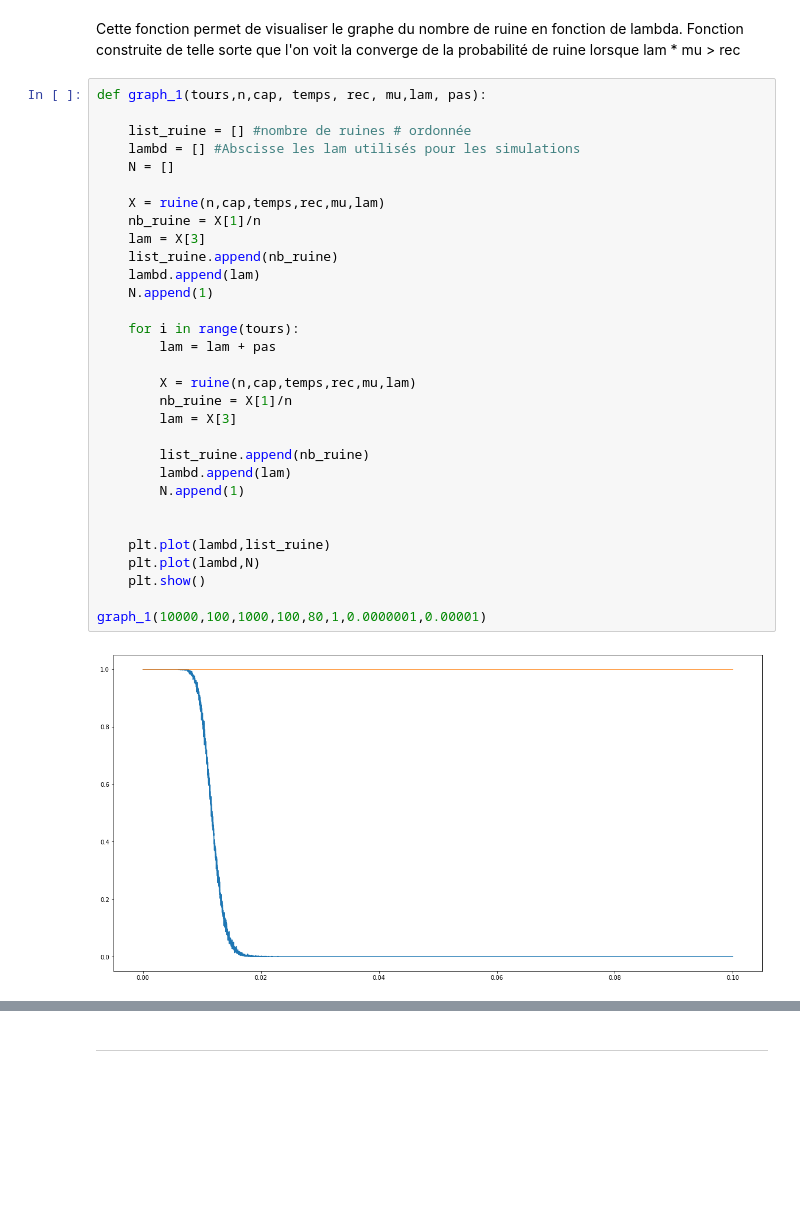
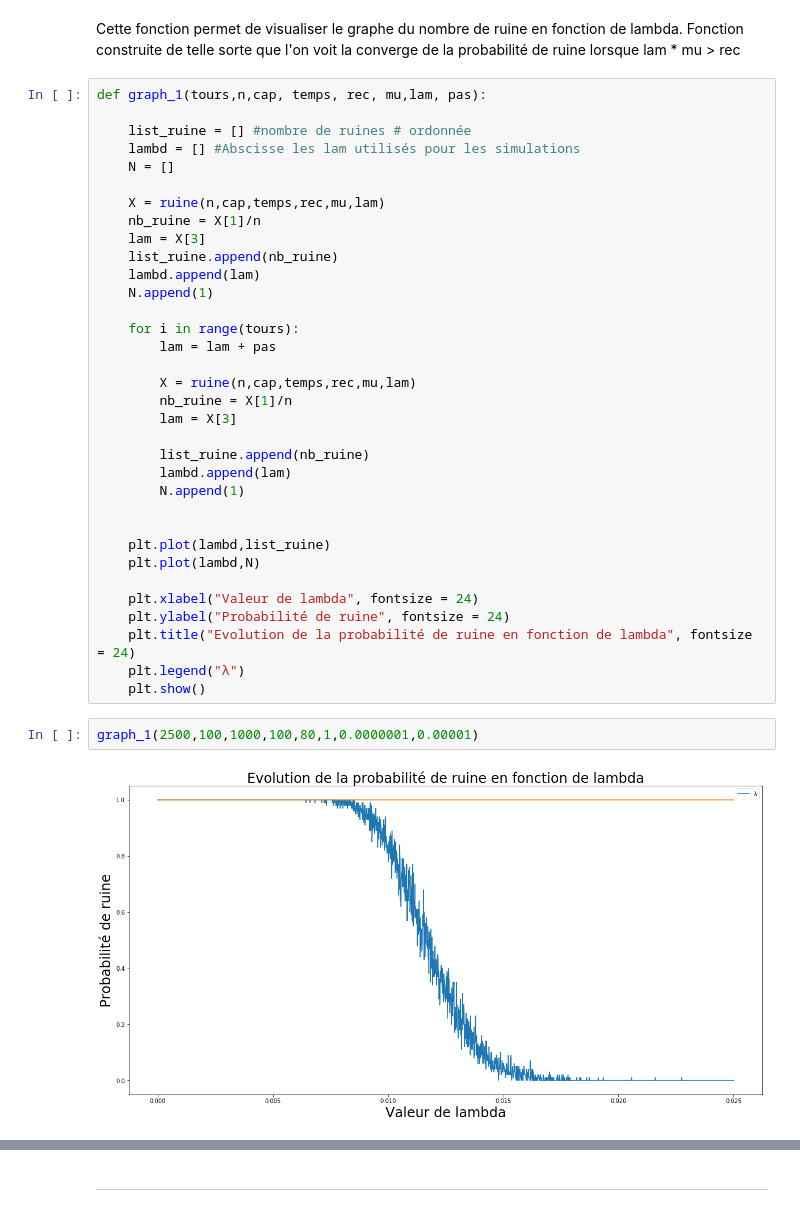
Before and after one commit to Oneway81/Grp-Tra-App, a Jupyter notebook: rendu.ipynb, the cells around one changed output, grey strips where cells are left out. Saved outputs shown, nothing was run; the diff lists cells and outputs as text; blank space fills up the shorter version.

```diff
--- a/rendu.ipynb
+++ b/rendu.ipynb
@@ -378,8 +378,13 @@ def graph_1(tours,n,cap, temps, rec, mu,lam, pas):
 
     plt.plot(lambd,list_ruine)
     plt.plot(lambd,N)
+
+    plt.xlabel("Valeur de lambda", fontsize = 24)
+    plt.ylabel("Probabilité de ruine", fontsize = 24)
+    plt.title("Evolution de la probabilité de ruine en fonction de lambda", fontsize = 24)
+    plt.legend("λ")
     plt.show()
-
-graph_1(10000,100,1000,100,80,1,0.0000001,0.00001)
-# %% [output]
-[figure, removed]
+# %%
+graph_1(2500,100,1000,100,80,1,0.0000001,0.00001)
+# %% [output]
+[figure, added]
```
Also changed, not shown: parts of 18 cells of this notebook.
